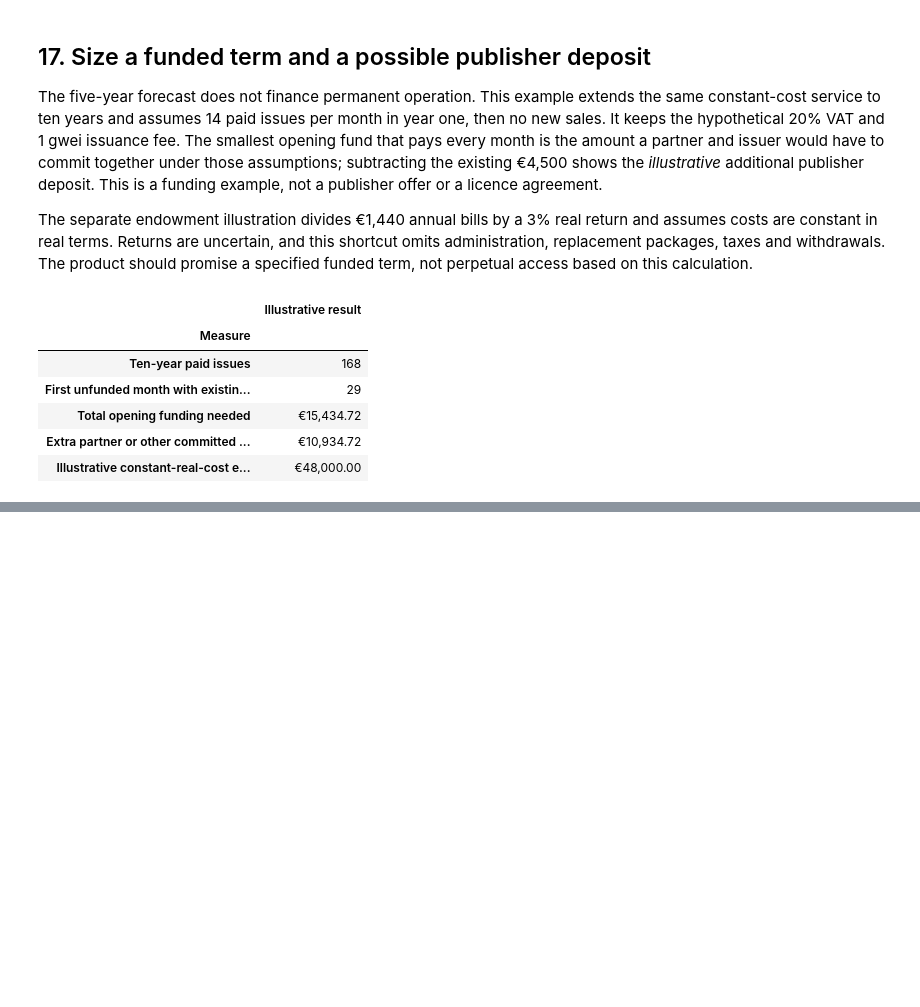
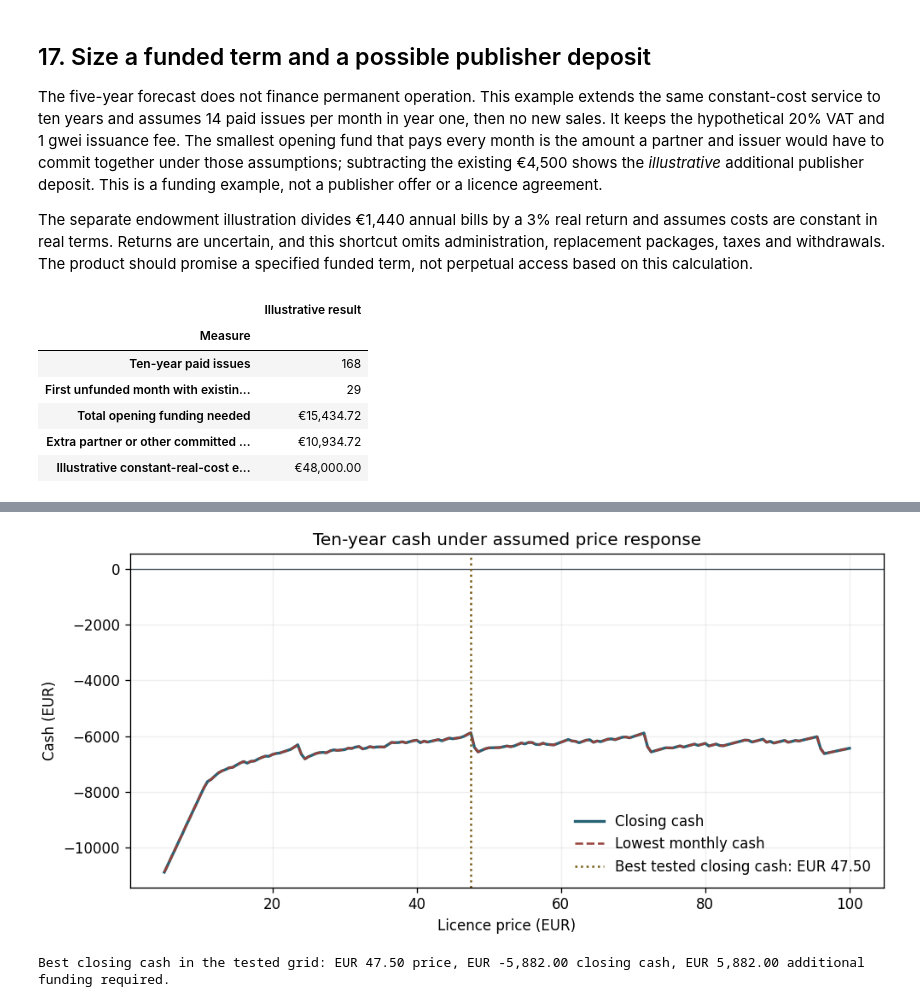
Before and after one commit to tanvirrubayet/fdp1-game-preservation, a Jupyter notebook: preservation_economics.ipynb, the cells around one changed output, grey strips where cells are left out. Drawn from its saved outputs; the diff is of its cells as text; code cells hidden in the pictures; blank space fills up the shorter version.

```diff
--- a/preservation_economics.ipynb
+++ b/preservation_economics.ipynb
@@ -1164,0 +1211,28 @@ show_figure(figure)
+# %%
+# Search half-euro prices and keep the full-path funding result for each one.
+sweep_prices = [Decimal(cents) / 100 for cents in range(500, 10001, 50)]
+opt_df = pd.DataFrame([price_scenario(price) for price in sweep_prices])
+best_row = opt_df.loc[opt_df["closing_cash"].idxmax()]
+
+figure, axis = plt.subplots(figsize=(8.3, 4.0), layout="constrained")
+axis.plot(opt_df["price"], opt_df["closing_cash"], color="#276375",
+          linewidth=2, label="Closing cash")
+axis.plot(opt_df["price"], opt_df["minimum_cash"], color="#97413a",
+          linestyle="--", label="Lowest monthly cash")
+axis.axhline(0, color="#4b5563", linewidth=0.8)
+axis.axvline(best_row["price"], color="#775b13", linestyle=":",
+             label=f"Best tested closing cash: EUR {best_row['price']:.2f}")
+axis.set(title="Ten-year cash under assumed price response",
+         xlabel="Licence price (EUR)", ylabel="Cash (EUR)")
+axis.grid(alpha=0.2)
+axis.legend(frameon=False)
+show_figure(figure)
+
+print(f"Best closing cash in the tested grid: EUR {best_row['price']:.2f} price, "
+      f"EUR {best_row['closing_cash']:,.2f} closing cash, "
+      f"EUR {best_row['extra_funding_needed']:,.2f} additional funding required.")
+if best_row["price"] in (float(sweep_prices[0]), float(sweep_prices[-1])):
+    print("The best tested value is at the search boundary; no overall optimum is established.")
+# %% [output]
+[figure, added]
+Best closing cash in the tested grid: EUR 47.50 price, EUR -5,882.00 closing cash, EUR 5,882.00 additional funding required.
```
Also changed, not shown: parts of 14 cells of this notebook.
